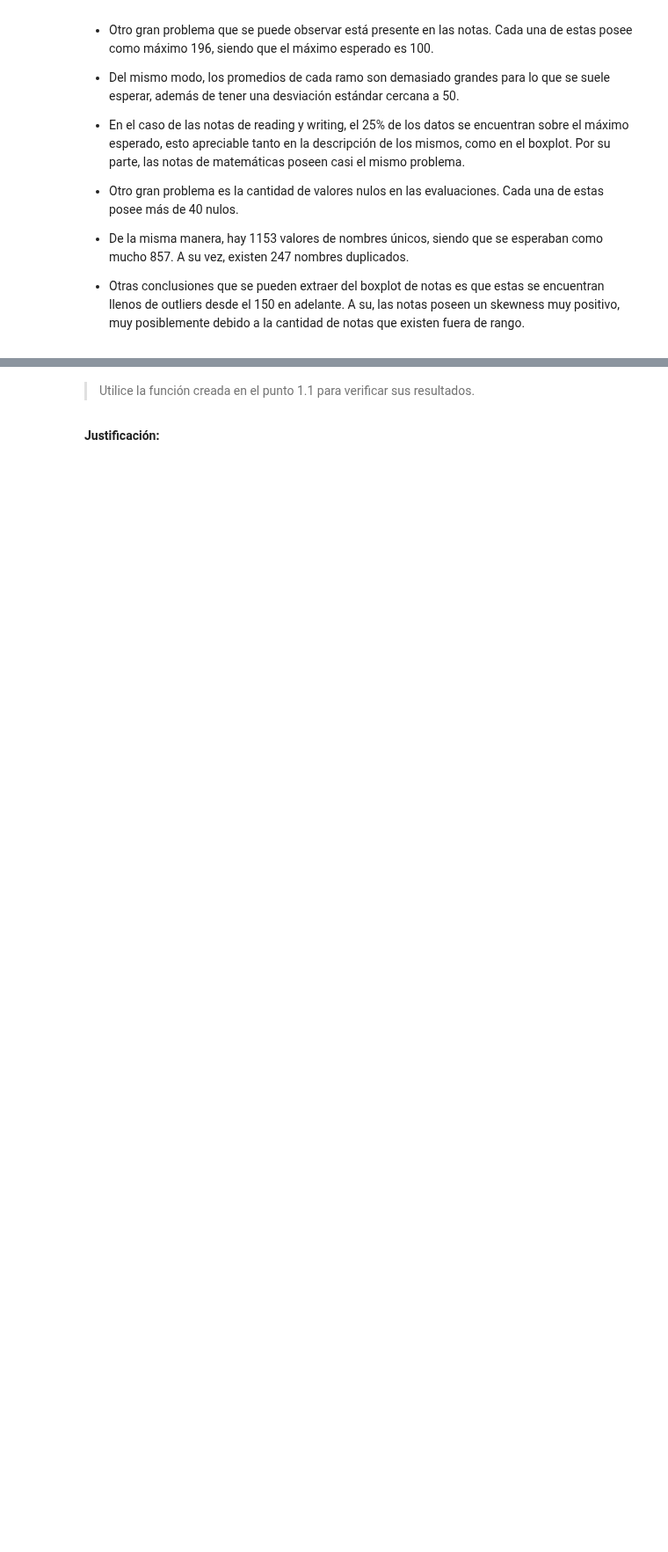
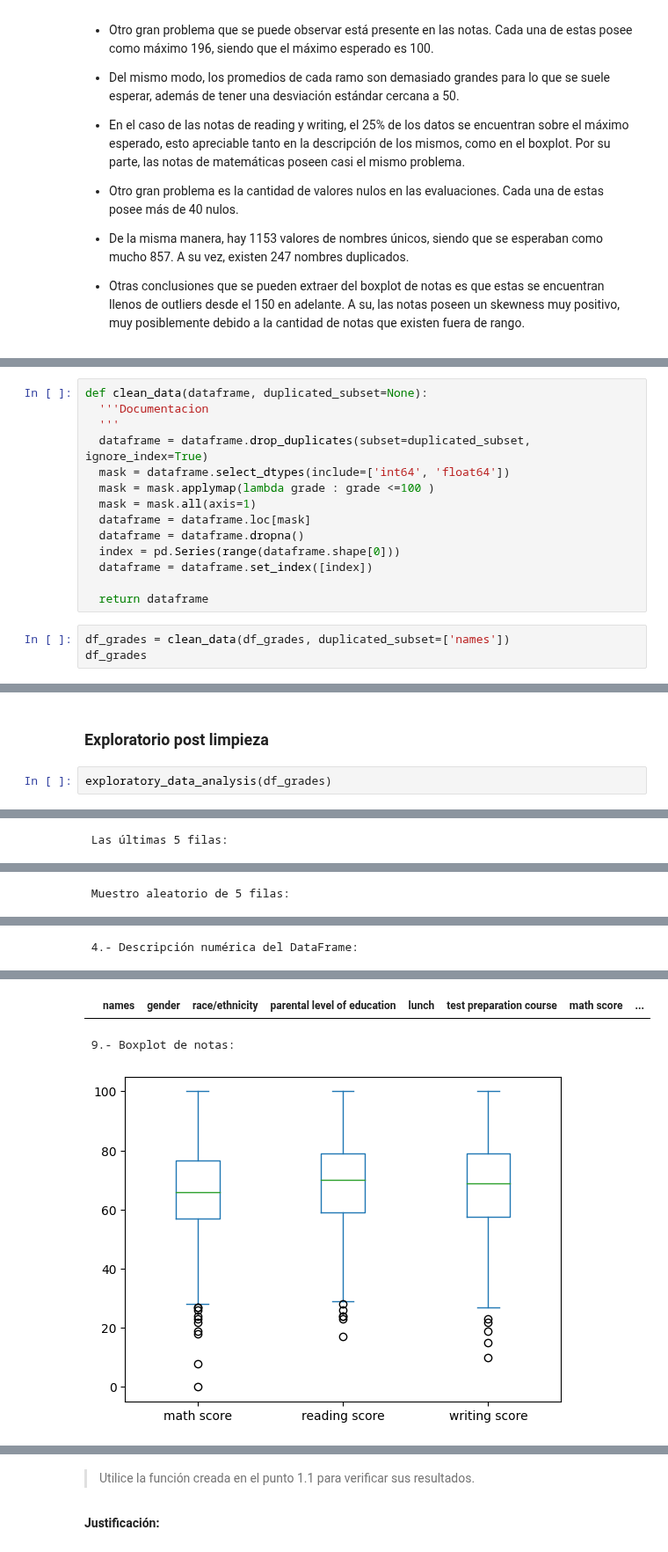
Before and after one commit to RaulSilvaA/MDS7202-mora-silva, a Jupyter notebook: lab4/Lab4.ipynb, the cells around one changed output, grey strips where cells are left out. Shown at 88% size. Cells and saved outputs as stored; diff of their text form; blank space fills up the shorter version.

```diff
--- a/lab4/Lab4.ipynb
+++ b/lab4/Lab4.ipynb
@@ -408,0 +417,17 @@
+# %%
+def clean_data(dataframe, duplicated_subset=None):
+  '''Documentacion
+  '''
+  dataframe = dataframe.drop_duplicates(subset=duplicated_subset, ignore_index=True)
+  mask = dataframe.select_dtypes(include=['int64', 'float64'])
+  mask = mask.applymap(lambda grade : grade <=100 )
+  mask = mask.all(axis=1)
+  dataframe = dataframe.loc[mask]
+  dataframe = dataframe.dropna()
+  index = pd.Series(range(dataframe.shape[0]))
+  dataframe = dataframe.set_index([index])
+
+  return dataframe
+# %%
+df_grades = clean_data(df_grades, duplicated_subset=['names'])
+df_grades
@@ -408,0 +448,5 @@
+# %% [markdown]
+### Exploratorio post limpieza
+# %%
+exploratory_data_analysis(df_grades)
+# %% [output]
@@ -408,0 +467 @@
+ Las últimas 5 filas:
@@ -408,0 +474 @@
+ Muestro aleatorio de 5 filas:
@@ -408,0 +481 @@
+ 4.- Descripción numérica del DataFrame:
@@ -409 +508,4 @@
+|  | names | gender | race/ethnicity | parental level of education | lunch | test preparation course | math score | ... |
+ 9.- Boxplot de notas:
+[figure, added]
 # %% [markdown]
```
Also changed, not shown: parts of 15 cells of this notebook.
